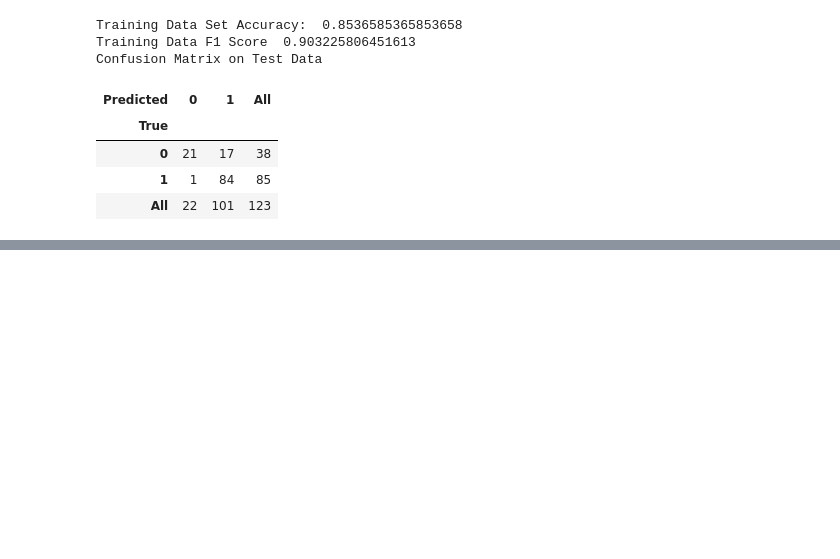
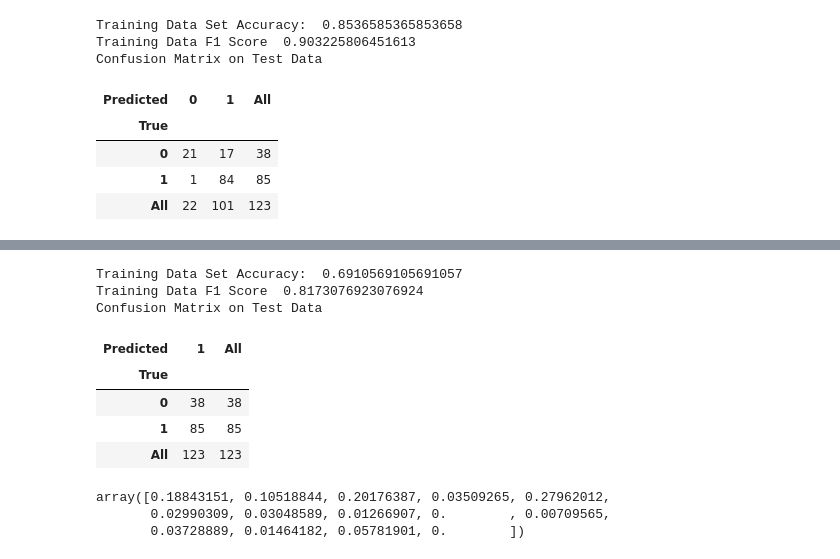
Before and after one commit to yasminekhalifa/Loan_prediction, a Jupyter notebook: Loan_predictor.ipynb, the cells around one changed output, grey strips where cells are left out. Drawn from its saved outputs; the diff is of its cells as text; code cells hidden in the pictures; blank space fills up the shorter version.

```diff
--- a/Loan_predictor.ipynb
+++ b/Loan_predictor.ipynb
@@ -172,0 +239,24 @@ Name: Loan_Status_Y, Length: 123, dtype: uint8
+# %%
+forest_clf = RandomForestClassifier(n_estimators= 200, max_depth= 1, min_samples_leaf= 1)
+forest_clf.fit(X_train,y_train)
+y_pred = forest_clf.predict(X_test_imp)
+print("Training Data Set Accuracy: ", accuracy_score(y_test,y_pred))
+print("Training Data F1 Score ", f1_score(y_test,y_pred))
+print("Confusion Matrix on Test Data")
+pd.crosstab(y_test, y_pred, rownames=['True'], colnames=['Predicted'], margins=True)
+# %% [output]
+Training Data Set Accuracy:  0.6910569105691057
+Training Data F1 Score  0.8173076923076924
+Confusion Matrix on Test Data
+| Predicted | 1 | All |
+| True |  |  |
+| 0 | 38 | 38 |
+| 1 | 85 | 85 |
+| All | 123 | 123 |
+# %%
+importances = tree_clf.feature_importances_
+importances
+# %% [output]
+array([0.18843151, 0.10518844, 0.20176387, 0.03509265, 0.27962012,
+       0.02990309, 0.03048589, 0.01266907, 0.        , 0.00709565,
+       0.03728889, 0.01464182, 0.05781901, 0.        ])
```
Also changed, not shown: parts of 10 cells of this notebook, 4 other files.
